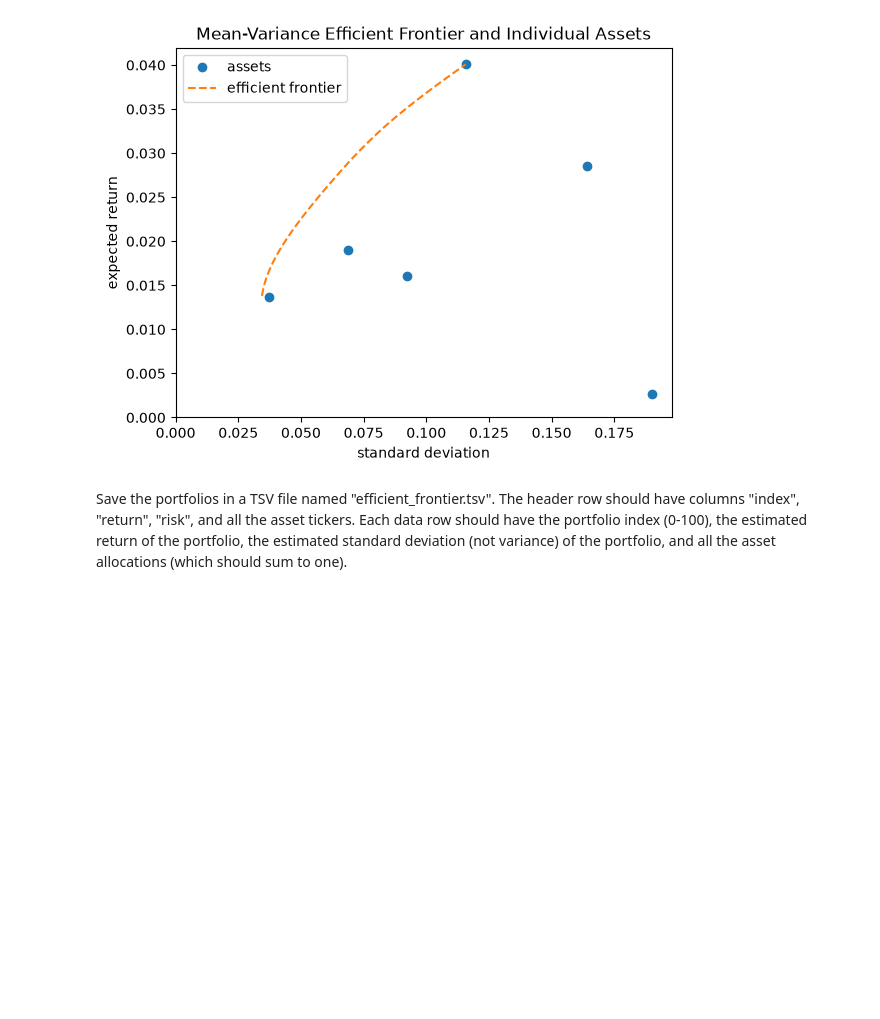
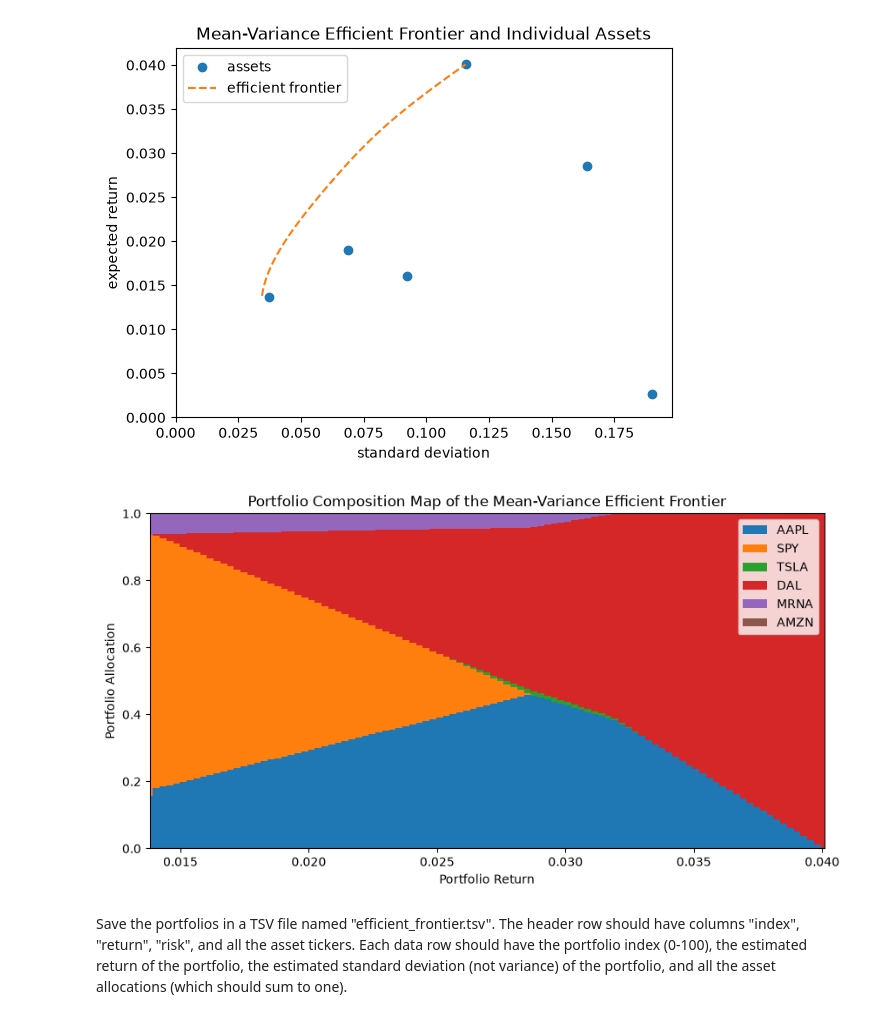
Before and after one commit to aidandig/dx704-project-01, a Jupyter notebook: dx704-project-01.ipynb, the cells around one changed output. Cells and saved outputs as stored; diff of their text form; code cells hidden in the pictures; blank space fills up the shorter version.

Commit message:
maximum return portfolio stability

```diff
--- a/dx704-project-01.ipynb
+++ b/dx704-project-01.ipynb
@@ -284,6 +284,29 @@ plt.ylim(0)
 plt.show()
 # %% [output]
 [figure]
+# %%
+plt.figure(figsize=(10, 5))
+
+ef_portfolios = np.asarray(ef_portfolios)
+bottom = np.zeros(ef_portfolios.shape[0])
+for (i, a) in enumerate(historical_returns.columns):
+    plt.bar(x=ef_returns,
+            height=ef_portfolios[:,i],
+            bottom=bottom,
+            label=a,
+            width=(ef_returns[1] - ef_returns[0]))
+    bottom += ef_portfolios[:,i]
+
+plt.legend()
+plt.xlabel("Portfolio Return")
+plt.xlim(min(ef_returns), max(ef_returns))
+plt.ylabel("Portfolio Allocation")
+plt.ylim(0, 1)
+plt.title("Portfolio Composition Map of the Mean-Variance Efficient Frontier")
+
+plt.show();
+# %% [output]
+[figure, added]
 # %% [markdown]
 Save the portfolios in a TSV file named "efficient_frontier.tsv".
 The header row should have columns "index", "return", "risk", and all the asset tickers.
```
Also changed, not shown: parts of 4 cells of this notebook, 1 other file.
